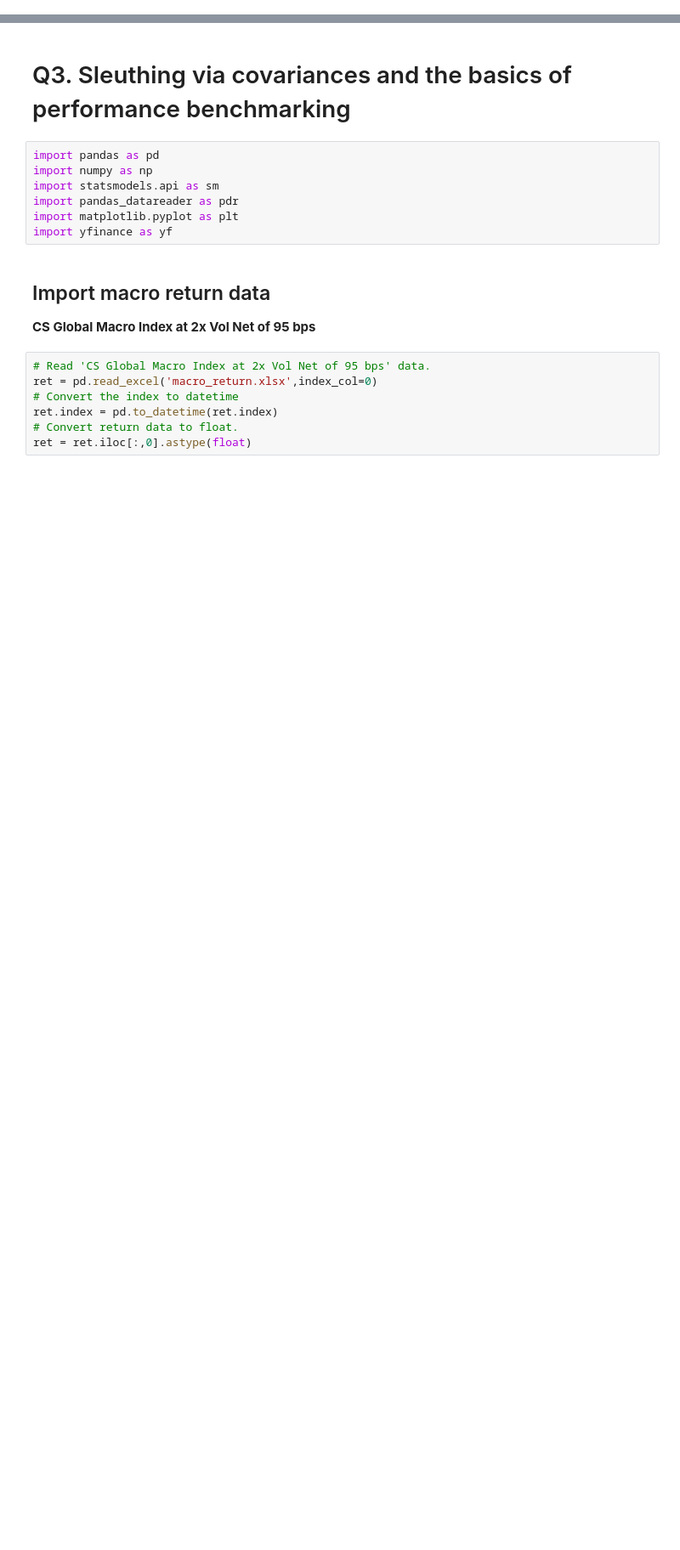
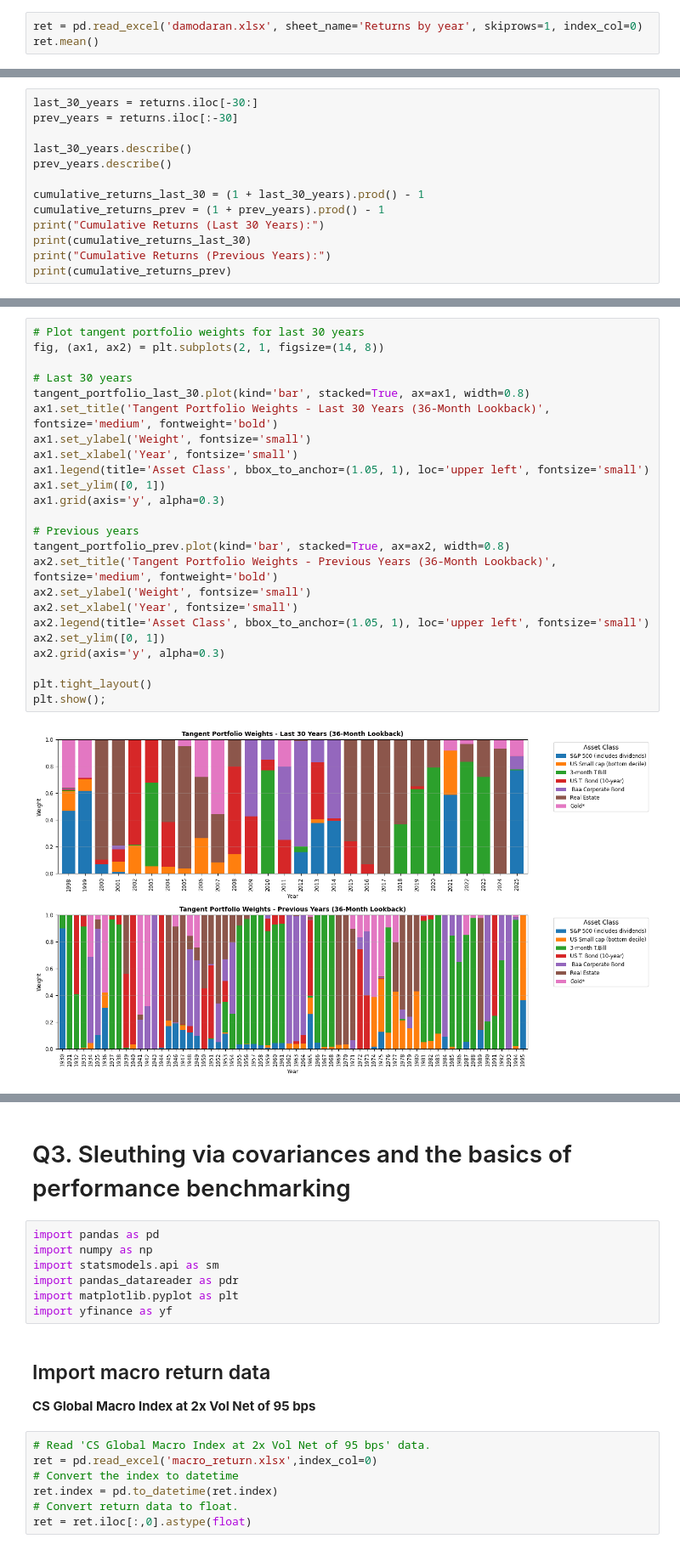
Before and after one commit to kcf1/fina4359-quant-trading, a Jupyter notebook: fina4359_asm1.ipynb, the cells around one changed output, grey strips where cells are left out. Shown at 85% size. Cells and saved outputs as stored; diff of their text form; blank space fills up the shorter version.

```diff
--- a/fina4359_asm1.ipynb
+++ b/fina4359_asm1.ipynb
@@ -2,0 +24,3 @@
+# %%
+ret = pd.read_excel('damodaran.xlsx', sheet_name='Returns by year', skiprows=1, index_col=0)
+ret.mean()
@@ -2,0 +78,13 @@
+# %%
+last_30_years = returns.iloc[-30:]
+prev_years = returns.iloc[:-30]
+
+last_30_years.describe()
+prev_years.describe()
+
+cumulative_returns_last_30 = (1 + last_30_years).prod() - 1
+cumulative_returns_prev = (1 + prev_years).prod() - 1
+print("Cumulative Returns (Last 30 Years):")
+print(cumulative_returns_last_30)
+print("Cumulative Returns (Previous Years):")
+print(cumulative_returns_prev)
@@ -2,0 +212,26 @@
+# %%
+# Plot tangent portfolio weights for last 30 years
+fig, (ax1, ax2) = plt.subplots(2, 1, figsize=(14, 8))
+
+# Last 30 years
+tangent_portfolio_last_30.plot(kind='bar', stacked=True, ax=ax1, width=0.8)
+ax1.set_title('Tangent Portfolio Weights - Last 30 Years (36-Month Lookback)', fontsize='medium', fontweight='bold')
+ax1.set_ylabel('Weight', fontsize='small')
+ax1.set_xlabel('Year', fontsize='small')
+ax1.legend(title='Asset Class', bbox_to_anchor=(1.05, 1), loc='upper left', fontsize='small')
+ax1.set_ylim([0, 1])
+ax1.grid(axis='y', alpha=0.3)
+
+# Previous years
+tangent_portfolio_prev.plot(kind='bar', stacked=True, ax=ax2, width=0.8)
+ax2.set_title('Tangent Portfolio Weights - Previous Years (36-Month Lookback)', fontsize='medium', fontweight='bold')
+ax2.set_ylabel('Weight', fontsize='small')
+ax2.set_xlabel('Year', fontsize='small')
+ax2.legend(title='Asset Class', bbox_to_anchor=(1.05, 1), loc='upper left', fontsize='small')
+ax2.set_ylim([0, 1])
+ax2.grid(axis='y', alpha=0.3)
+
+plt.tight_layout()
+plt.show();
+# %% [output]
+[figure, added]
```
Also changed, not shown: parts of 23 cells of this notebook.
